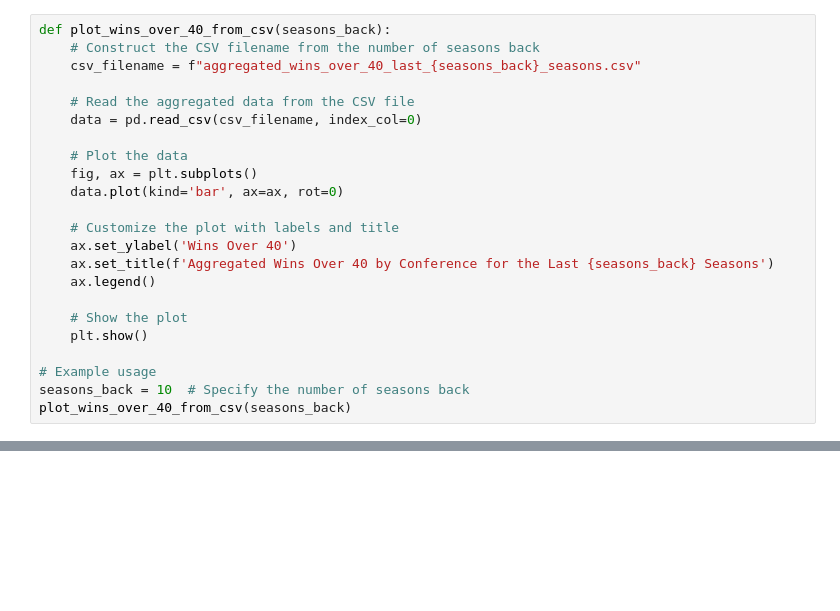
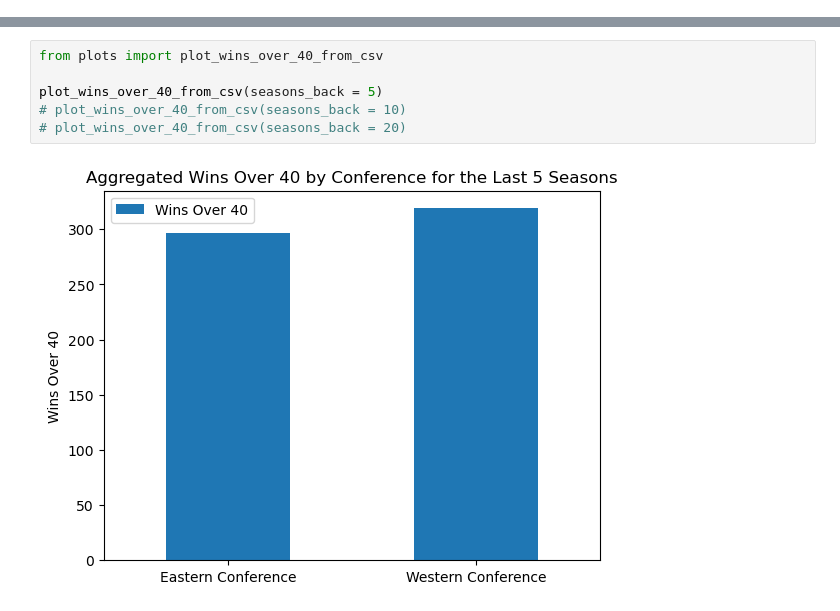
Before and after one commit to olincollege/NBA-Conference-Comparison, a Jupyter notebook: essay.ipynb, the cells around one changed output, grey strips where cells are left out. Cells and saved outputs as stored; diff of their text form; blank space fills up the shorter version.

Commit message:
Added plotting code to computational essay and results section text

```diff
--- a/essay.ipynb
+++ b/essay.ipynb
@@ -131,23 +6,0 @@ plot_conference_win_loss_records_from_csv(seasons_back)
-# %%
-def plot_wins_over_40_from_csv(seasons_back):
-    # Construct the CSV filename from the number of seasons back
-    csv_filename = f"aggregated_wins_over_40_last_{seasons_back}_seasons.csv"
-
-    # Read the aggregated data from the CSV file
-    data = pd.read_csv(csv_filename, index_col=0)
-
-    # Plot the data
-    fig, ax = plt.subplots()
-    data.plot(kind='bar', ax=ax, rot=0)
-
-    # Customize the plot with labels and title
-    ax.set_ylabel('Wins Over 40')
-    ax.set_title(f'Aggregated Wins Over 40 by Conference for the Last {seasons_back} Seasons')
-    ax.legend()
-
-    # Show the plot
-    plt.show()
-
-# Example usage
-seasons_back = 10  # Specify the number of seasons back
-plot_wins_over_40_from_csv(seasons_back)
@@ -155,0 +60,8 @@ plot_wins_over_40_from_csv(seasons_back)
+# %%
+from plots import plot_wins_over_40_from_csv
+
+plot_wins_over_40_from_csv(seasons_back = 5)
+# plot_wins_over_40_from_csv(seasons_back = 10)
+# plot_wins_over_40_from_csv(seasons_back = 20)
+# %% [output]
+[figure, added]
```
Also changed, not shown: parts of 24 cells of this notebook.
